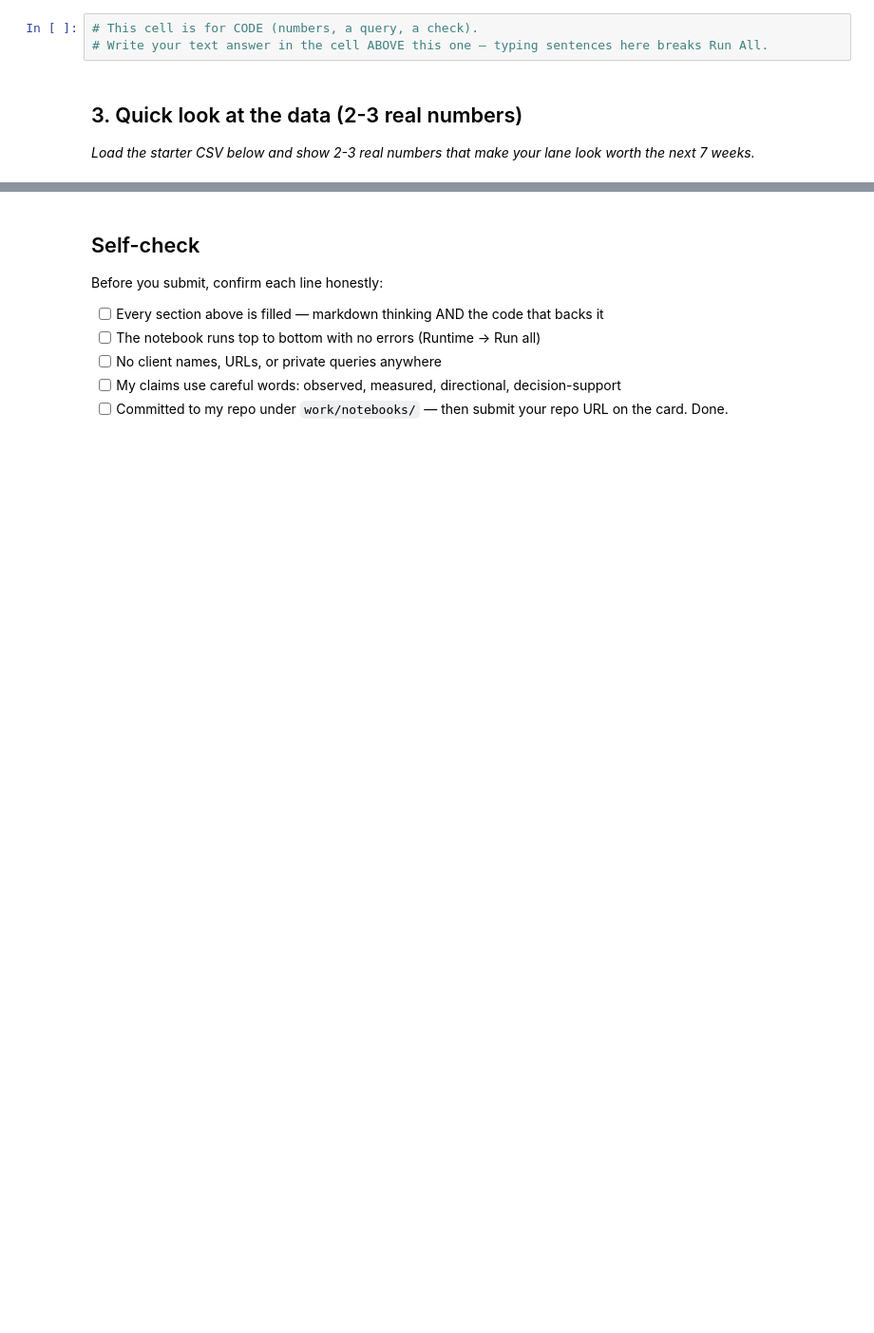
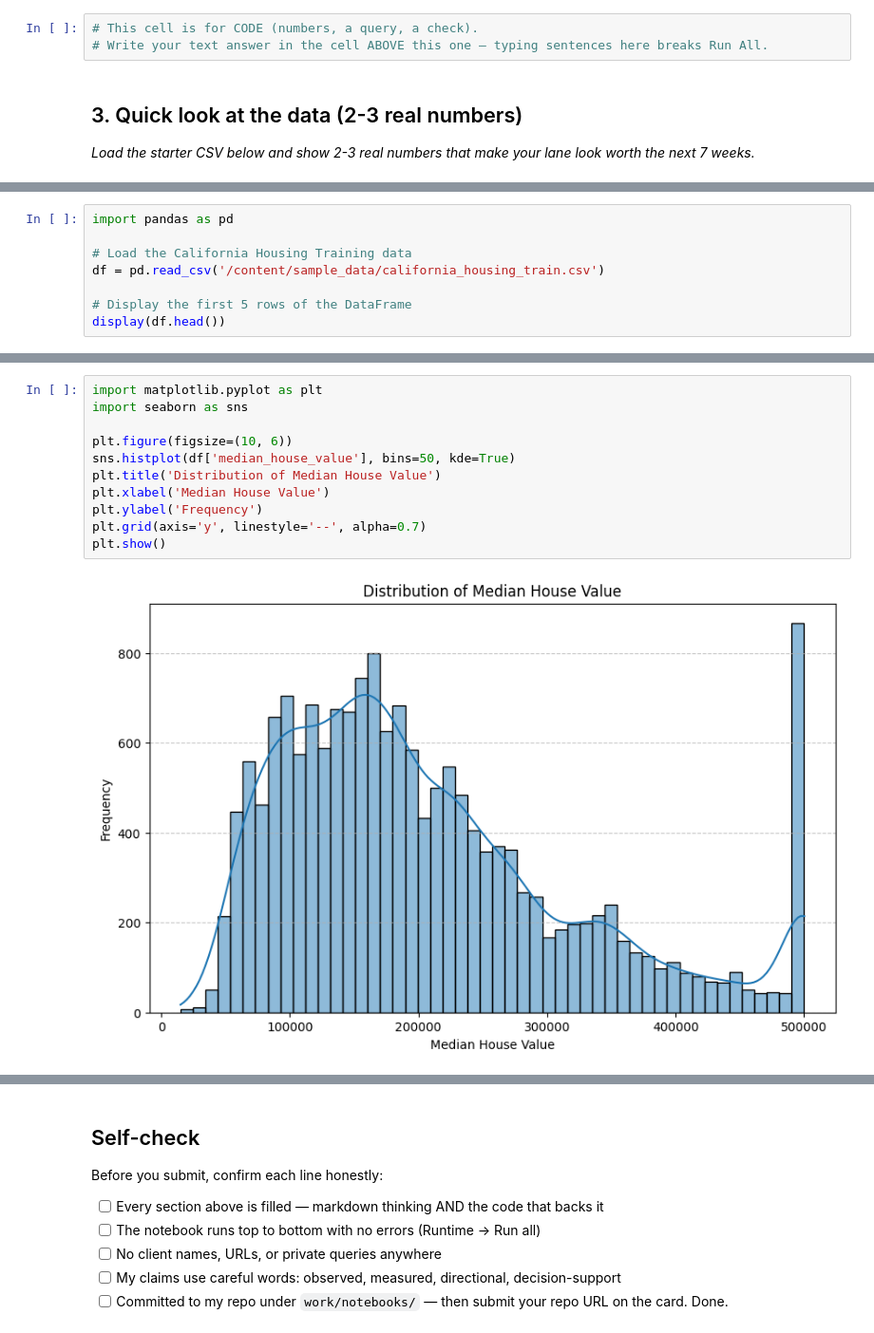
Before and after one commit to aridamansingh05/flyrank-internship-ml, a Jupyter notebook: work/notebooks/w01_research_question.ipynb, the cells around one changed output, grey strips where cells are left out. Shown at 95% size. Drawn from its saved outputs; the diff is of its cells as text; blank space fills up the shorter version.

```diff
--- a/work/notebooks/w01_research_question.ipynb
+++ b/work/notebooks/w01_research_question.ipynb
@@ -36,0 +26,8 @@ This skeleton is yours to fill. Work the sections **in order** — each one has
+# %%
+import pandas as pd
+
+# Load the California Housing Training data
+df = pd.read_csv('/content/sample_data/california_housing_train.csv')
+
+# Display the first 5 rows of the DataFrame
+display(df.head())
@@ -36,0 +41,13 @@ This skeleton is yours to fill. Work the sections **in order** — each one has
+# %%
+import matplotlib.pyplot as plt
+import seaborn as sns
+
+plt.figure(figsize=(10, 6))
+sns.histplot(df['median_house_value'], bins=50, kde=True)
+plt.title('Distribution of Median House Value')
+plt.xlabel('Median House Value')
+plt.ylabel('Frequency')
+plt.grid(axis='y', linestyle='--', alpha=0.7)
+plt.show()
+# %% [output]
+[figure, added]
```
Also changed, not shown: parts of 9 cells of this notebook.
